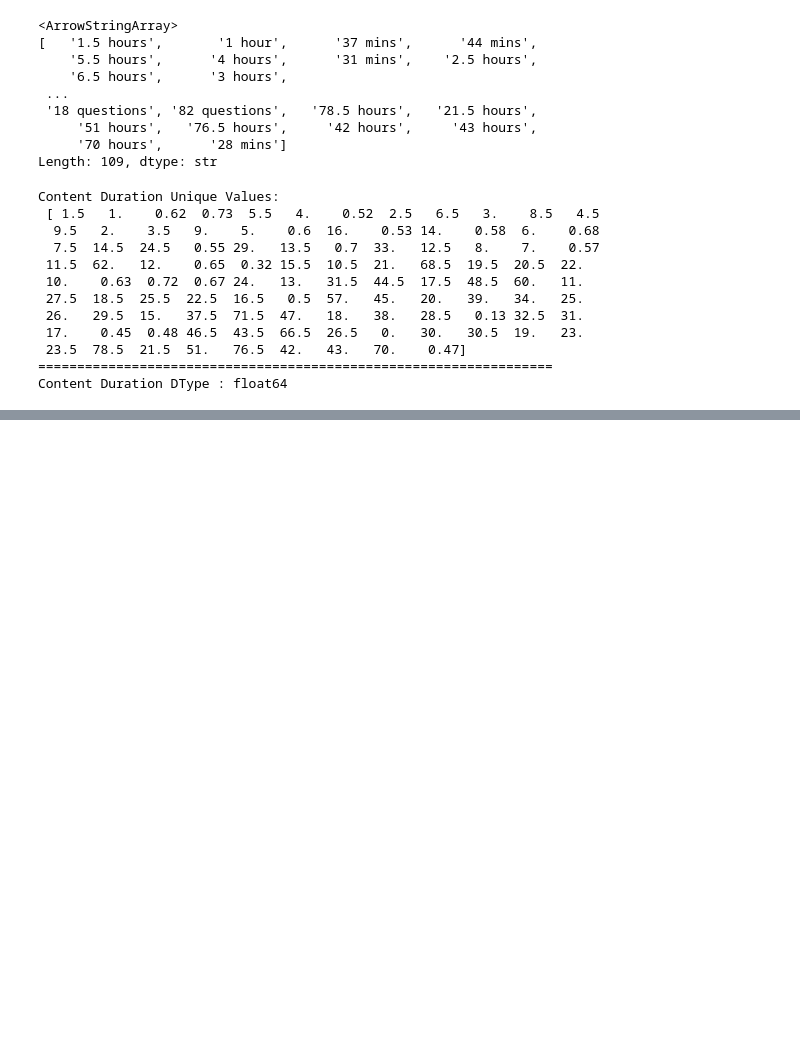
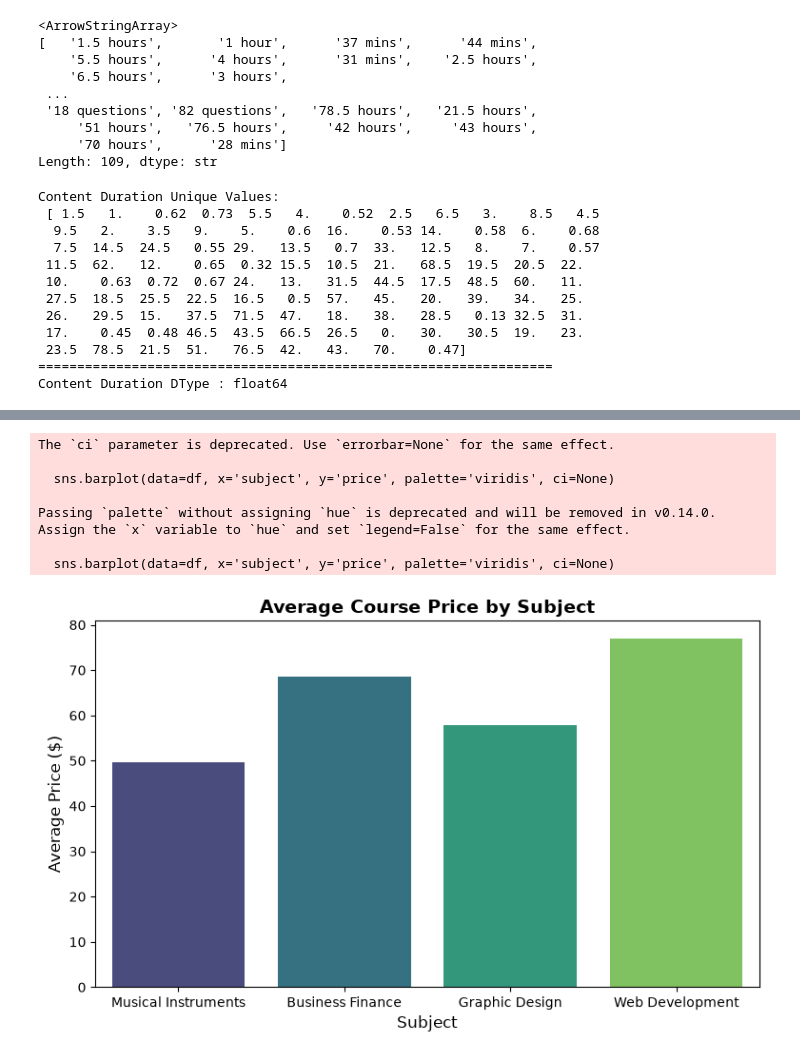
Before and after one commit to ahmedbaddar/Udemy-data-analysis, a Jupyter notebook: Udemy courses.ipynb, the cells around one changed output, grey strips where cells are left out. Cells and saved outputs as stored; diff of their text form; code cells hidden in the pictures; blank space fills up the shorter version.

```diff
--- a/Udemy courses.ipynb
+++ b/Udemy courses.ipynb
@@ -148,0 +210,18 @@ Content Duration DType : float64
+# %%
+
+plt.figure(figsize=(9, 5))
+sns.barplot(data=df, x='subject', y='price', palette='viridis', ci=None)
+plt.title('Average Course Price by Subject', fontsize=14, fontweight='bold')
+plt.xlabel('Subject', fontsize=12)
+plt.ylabel('Average Price ($)', fontsize=12)
+plt.savefig('avg_price_per_subject.png', dpi=300, bbox_inches='tight')
+plt.show()
+# %% [output]
+The `ci` parameter is deprecated. Use `errorbar=None` for the same effect.
+
+  sns.barplot(data=df, x='subject', y='price', palette='viridis', ci=None)
+
+Passing `palette` without assigning `hue` is deprecated and will be removed in v0.14.0. Assign the `x` variable to `hue` and set `legend=False` for the same effect.
+
+  sns.barplot(data=df, x='subject', y='price', palette='viridis', ci=None)
+[figure, added]
```
Also changed, not shown: parts of 12 cells of this notebook.
